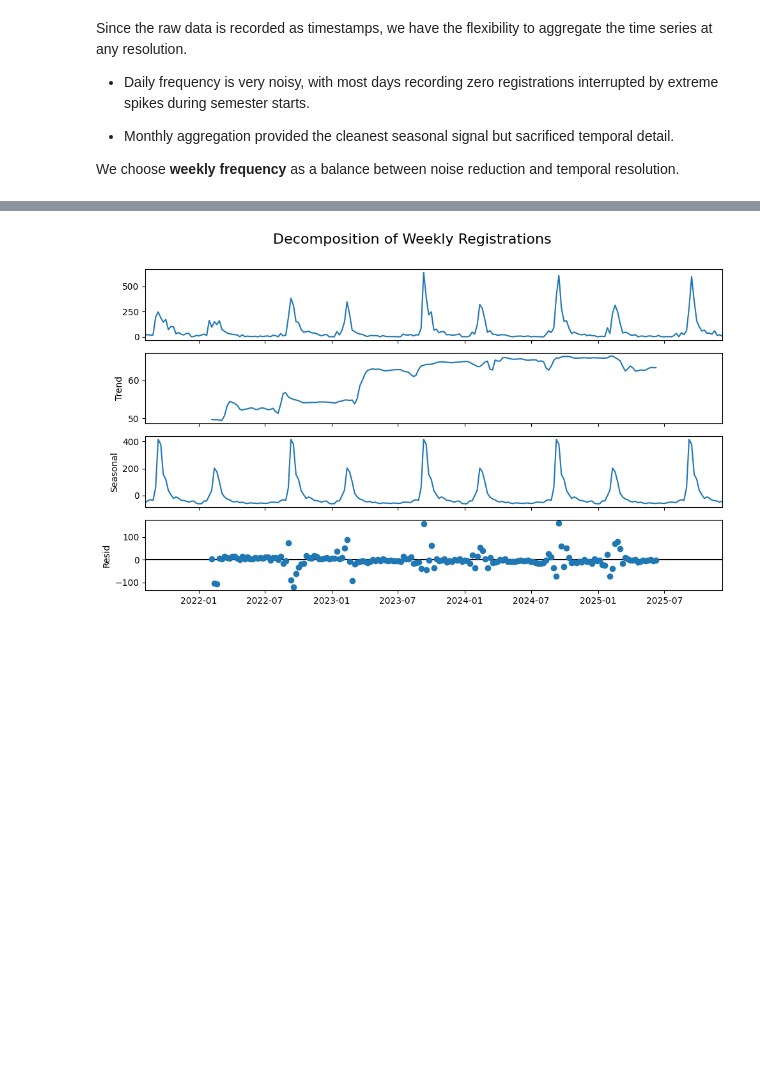
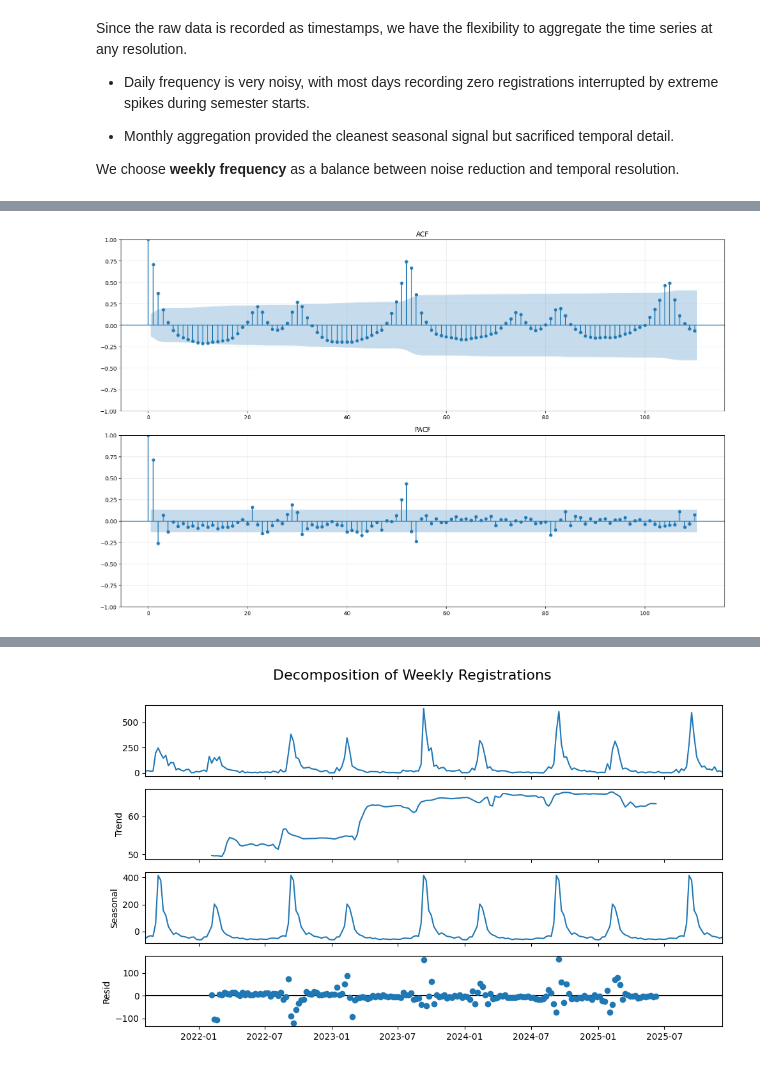
Before and after one commit to franciscopana/M.IA_Time-Series-Forecasting, a Jupyter notebook: src.ipynb, the cells around one changed output, grey strips where cells are left out. Drawn from its saved outputs; the diff is of its cells as text; code cells hidden in the pictures; blank space fills up the shorter version.

```diff
--- a/src.ipynb
+++ b/src.ipynb
@@ -120,0 +132,21 @@ We choose **weekly frequency** as a balance between noise reduction and temporal
+# %%
+y = weekly_ts.fillna(0)
+target_lags = 110
+
+max_pacf_lags = max(1, min(target_lags, len(y) // 2 - 1))
+max_acf_lags = target_lags
+
+fig, axes = plt.subplots(2, 1, figsize=(16, 10))
+
+plot_acf(y, lags=max_acf_lags, ax=axes[0])
+axes[0].set_title(f'ACF')
+axes[0].grid(alpha=0.3, axis='both')
+
+plot_pacf(y, lags=max_pacf_lags, ax=axes[1], method='ywm')
+axes[1].set_title(f'PACF')
+axes[1].grid(alpha=0.3, axis='both')
+
+plt.tight_layout()
+plt.show()
+# %% [output]
+[figure, new version]
```
Also changed, not shown: parts of 12 cells of this notebook.
